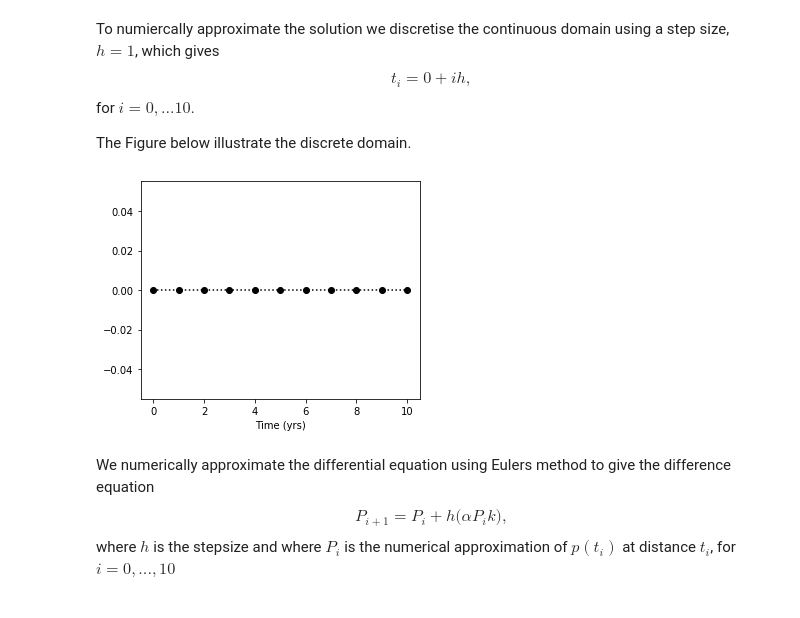
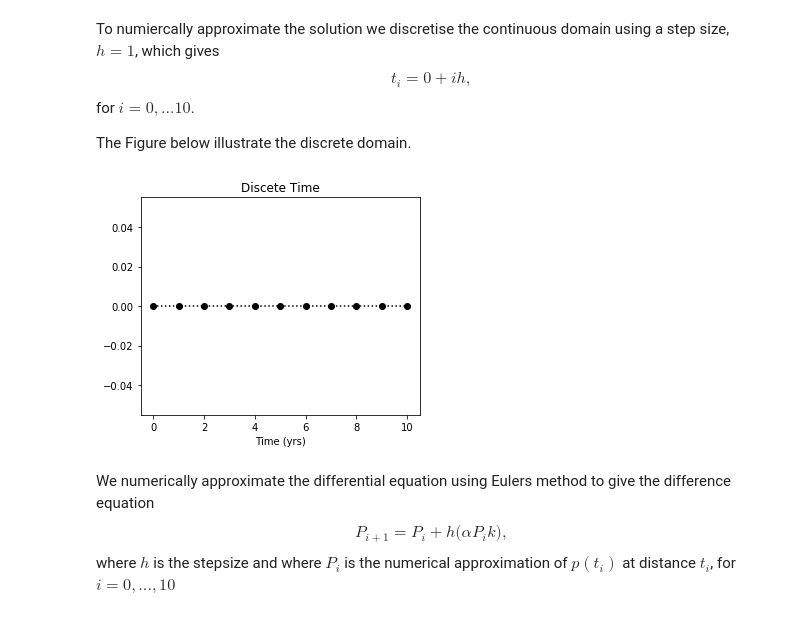
Before and after one commit to john-s-butler-dit/CaseStudy_PredatorPrey, a Jupyter notebook: Exponential Growth .ipynb, the cells around one changed output. Drawn from its saved outputs; the diff is of its cells as text; code cells hidden in the pictures.

```diff
--- a/Exponential Growth .ipynb
+++ b/Exponential Growth .ipynb
@@ -36,14 +36,15 @@ The Figure below illustrate the discrete domain.
 # %%
 h=1
 t_end=10
 t=np.arange(0,t_end+h/2,h)
 fig = plt.figure(1,figsize=(5,4))
 ax = fig.add_subplot(1,1,1)
 ax.plot(t,0*t,'o:',color='k')
 ax.set_xlabel('Time (yrs)')
+plt.title('Discete Time')
 plt.show()
 # %% [output]
-[figure, old version]
+[figure, new version]
 # %%
 N=int(t_end/h) # Number of Steps
 P=np.zeros(N+1) # Numerical Solution P
```
Also changed, not shown: parts of 1 cell of this notebook, 3 other files.
